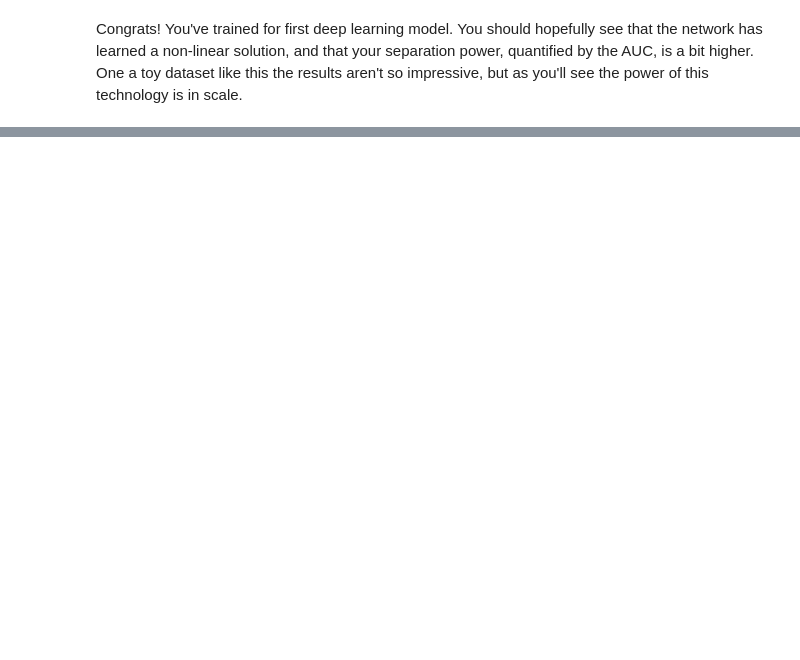
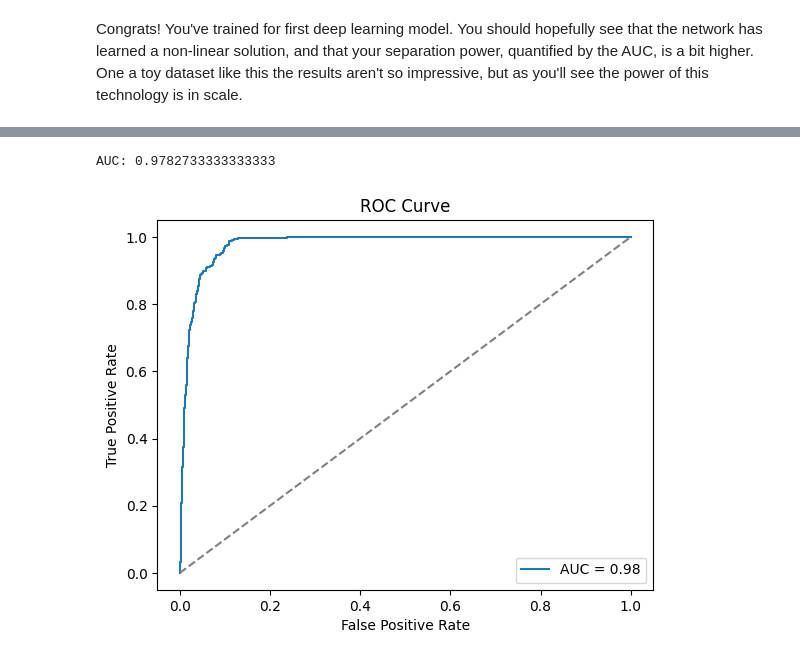
Before and after one commit to mohummudh/2025-lbnl, a Jupyter notebook: sessions/day1/intro_ml_tutorial_part1.ipynb, the cells around one changed output, grey strips where cells are left out. Saved outputs shown, nothing was run; the diff lists cells and outputs as text; code cells hidden in the pictures; blank space fills up the shorter version.

Commit message:
Add analytic solution to tutorial 1

```diff
--- a/sessions/day1/intro_ml_tutorial_part1.ipynb
+++ b/sessions/day1/intro_ml_tutorial_part1.ipynb
@@ -596,0 +625,32 @@ One a toy dataset like this the results aren't so impressive, but as you'll see
+# %%
+# To get the correct likelihoods we need to be explicit about the distributions being 2D Gaussians with a diagonal covariance matrix
+bkg_dist = torch.distributions.MultivariateNormal(loc=torch.tensor([0.0, 0.0]), covariance_matrix=torch.tensor([[1.0, 0.0], [0.0, 1.0]]))
+sig_dist = torch.distributions.MultivariateNormal(loc=torch.tensor([1.5, 1.5]), covariance_matrix=torch.tensor([[0.5, 0.0], [0.0, 0.5]]))
+# %%
+# Define a function for calculating the analytic solution at a given point
+def analytic_solution(x):
+    """ not the input x is a 1D torch tensor with shape (2,) """
+    llr = sig_dist.log_prob(x) - bkg_dist.log_prob(x)
+    return torch.exp(llr) / (1 + torch.exp(llr))
+# %%
+# What ROC curve and AUC do we get for the analytic solution?
+analytic_pred = analytic_solution(input_x)
+
+# Calculate the ROC curve
+fpr, tpr, thresholds = sklearn.metrics.roc_curve(input_y, analytic_pred)
+
+# Calculate the AUC
+auc = sklearn.metrics.auc(fpr, tpr)
+print(f"AUC: {auc}")
+
+# Plot the ROC curve
+plt.plot(fpr, tpr, label=f"AUC = {auc:.2f}")
+plt.plot([0, 1], [0, 1], linestyle='--', color='gray')
+plt.xlabel('False Positive Rate')
+plt.ylabel('True Positive Rate')
+plt.title('ROC Curve')
+plt.legend()
+plt.show()
+# %% [output]
+AUC: 0.9782733333333333
+[figure, added]
```
Also changed, not shown: parts of 25 cells of this notebook.
